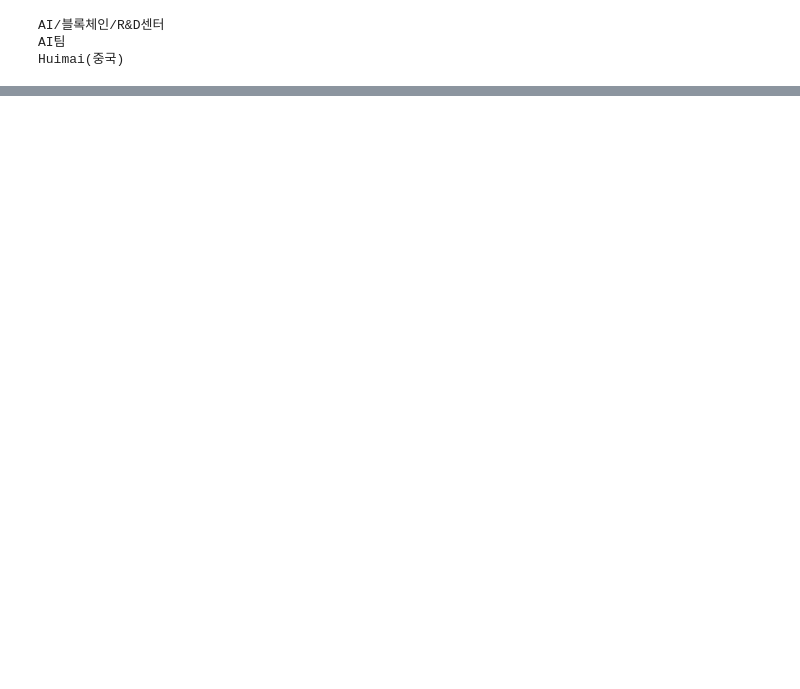
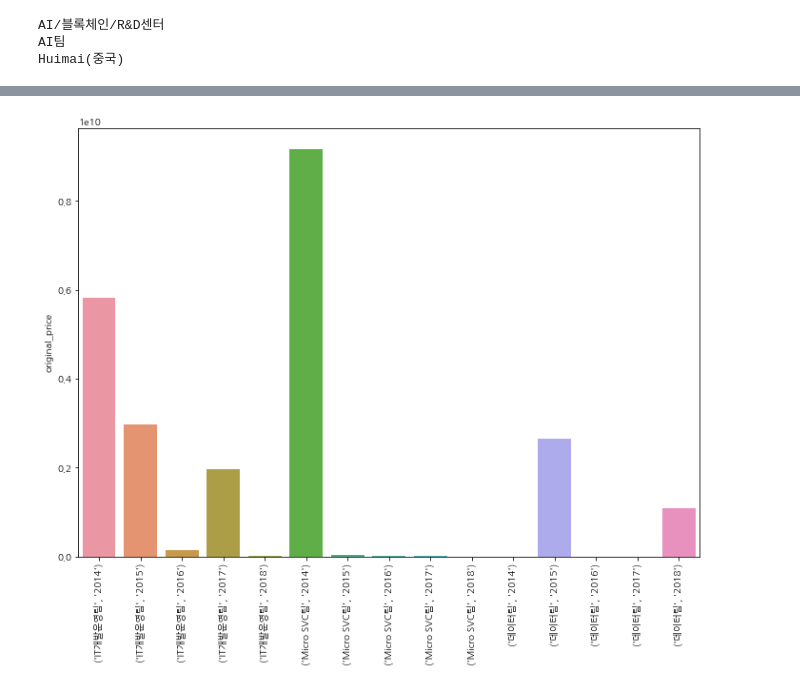
Before and after one commit to joonable/playground, a Jupyter notebook: depreciation_cost/depreciation_cost_eda.ipynb, the cells around one changed output, grey strips where cells are left out. Saved outputs shown, nothing was run; the diff lists cells and outputs as text; code cells hidden in the pictures; blank space fills up the shorter version.

```diff
--- a/depreciation_cost/depreciation_cost_eda.ipynb
+++ b/depreciation_cost/depreciation_cost_eda.ipynb
@@ -203,0 +215,5 @@ sns.barplot(x=df_depre_depart_name.index.tolist(), y=df_depre_depart_name.index.
+# %%
+cost_top3 = sr_depre_depart_name.head(3).index.tolist()
+# %%
+df_depre_depart_year = df_depre.groupby(by=['depart_name', 'intro_year']).sum()
+df_depre_depart_year
@@ -203,0 +240,8 @@ sns.barplot(x=df_depre_depart_name.index.tolist(), y=df_depre_depart_name.index.
+# %%
+df_depre_depart_year.original_price = df_depre_depart_year.original_price.fillna(0).astype('int')
+# %%
+df_depre_depart_year = df_depre_depart_year.loc[cost_top3, :]
+# %%
+print_barplot(x=df_depre_depart_year.index, y=df_depre_depart_year.original_price)
+# %% [output]
+[figure, added]
```
Also changed, not shown: parts of 20 cells of this notebook.
